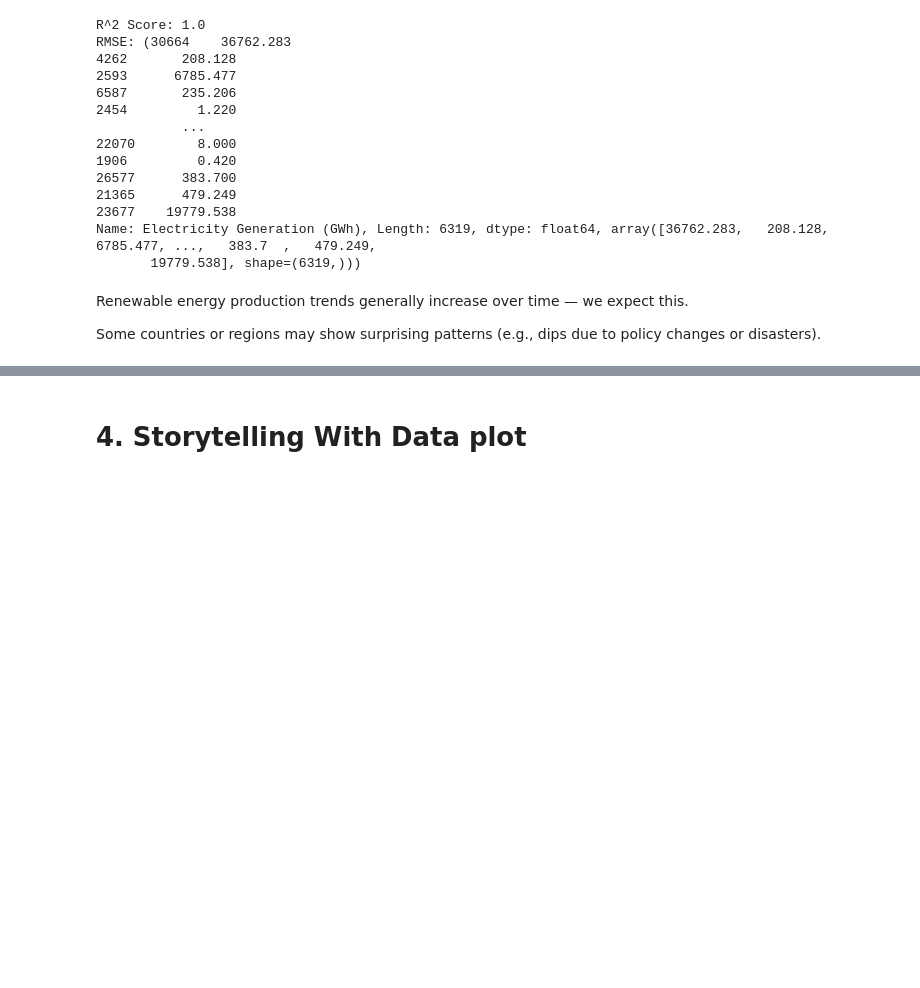
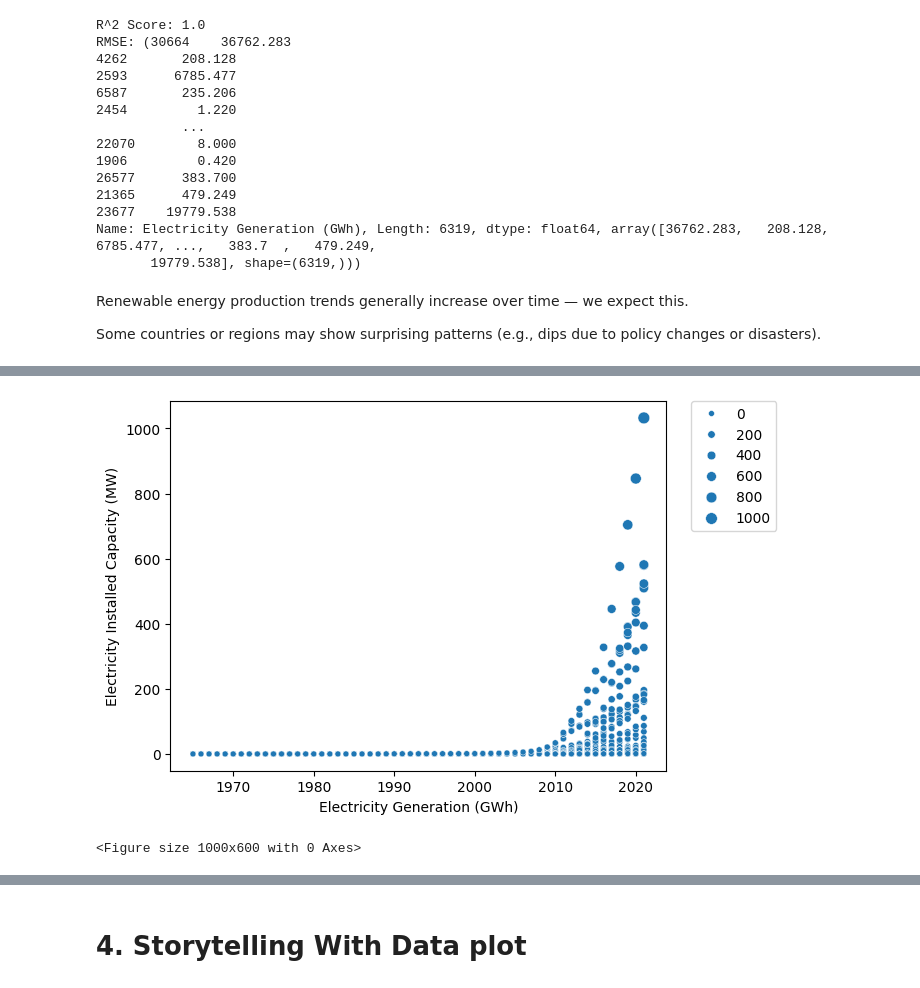
Before and after one commit to bu-sohan/AI-for-Leaders-Spring-2025, a Jupyter notebook: Week9.ipynb, the cells around one changed output, grey strips where cells are left out. Cells and saved outputs as stored; diff of their text form; code cells hidden in the pictures; blank space fills up the shorter version.

```diff
--- a/Week9.ipynb
+++ b/Week9.ipynb
@@ -178,3 +184,15 @@ Name: Electricity Generation (GWh), Length: 6319, dtype: float64, array([36762.2
 Renewable energy production trends generally increase over time — we expect this.
 
 Some countries or regions may show surprising patterns (e.g., dips due to policy changes or disasters).
+# %%
+import pandas as pd
+
+# This is the dataset for Evolution of Modern Renewable Energy (1965–2021)
+
+# Load the dataset
+df_ren2 = pd.read_csv("02 modern-renewable-energy-consumption.csv", encoding = 'latin -1')
+
+# Peek at the data
+print(df_ren2.shape)
+print(df_ren2.columns)
+df_ren2.head()
@@ -180,0 +211,15 @@ Some countries or regions may show surprising patterns (e.g., dips due to policy
+# %%
+#My dataset lacks two categorical variables. So, I am only doing a bubble plot here.df_ren2
+# Bubble plot of three numeric values
+
+ax = sns.scatterplot(data = df_ren2, x = "Year", y = "Solar Generation - TWh", size = "Solar Generation - TWh")
+
+plt.figure(figsize=(10, 6))
+ax.set_xlabel("Electricity Generation (GWh)")
+ax.set_ylabel("Electricity Installed Capacity (MW)")
+ax.legend(bbox_to_anchor=(1.05, 1), loc='upper left', borderaxespad=0)
+plt.tight_layout()
+plt.show()
+# %% [output]
+[figure, added]
+<Figure size 1000x600 with 0 Axes>
```
Also changed, not shown: parts of 5 cells of this notebook, 2 other files.
